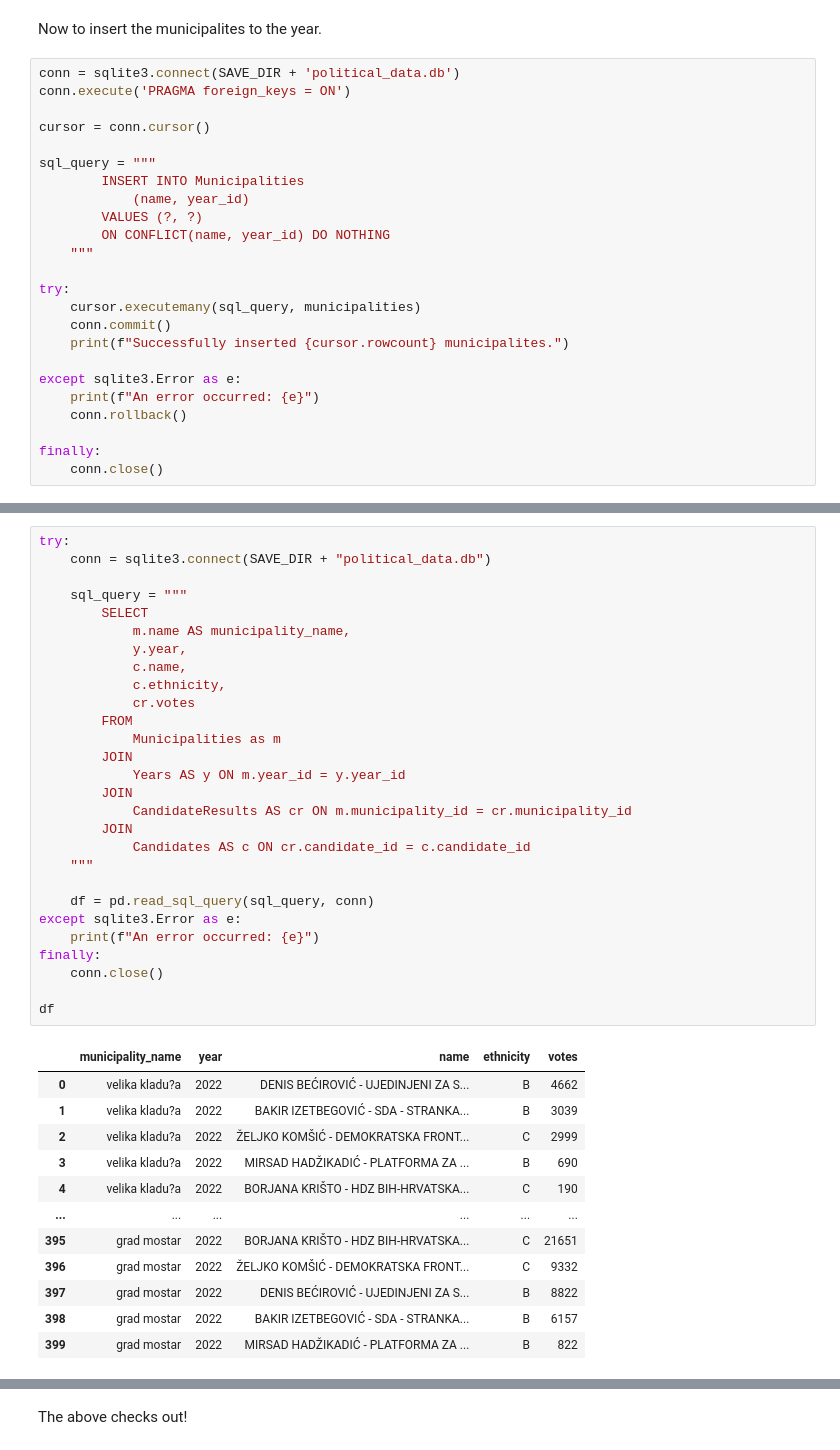
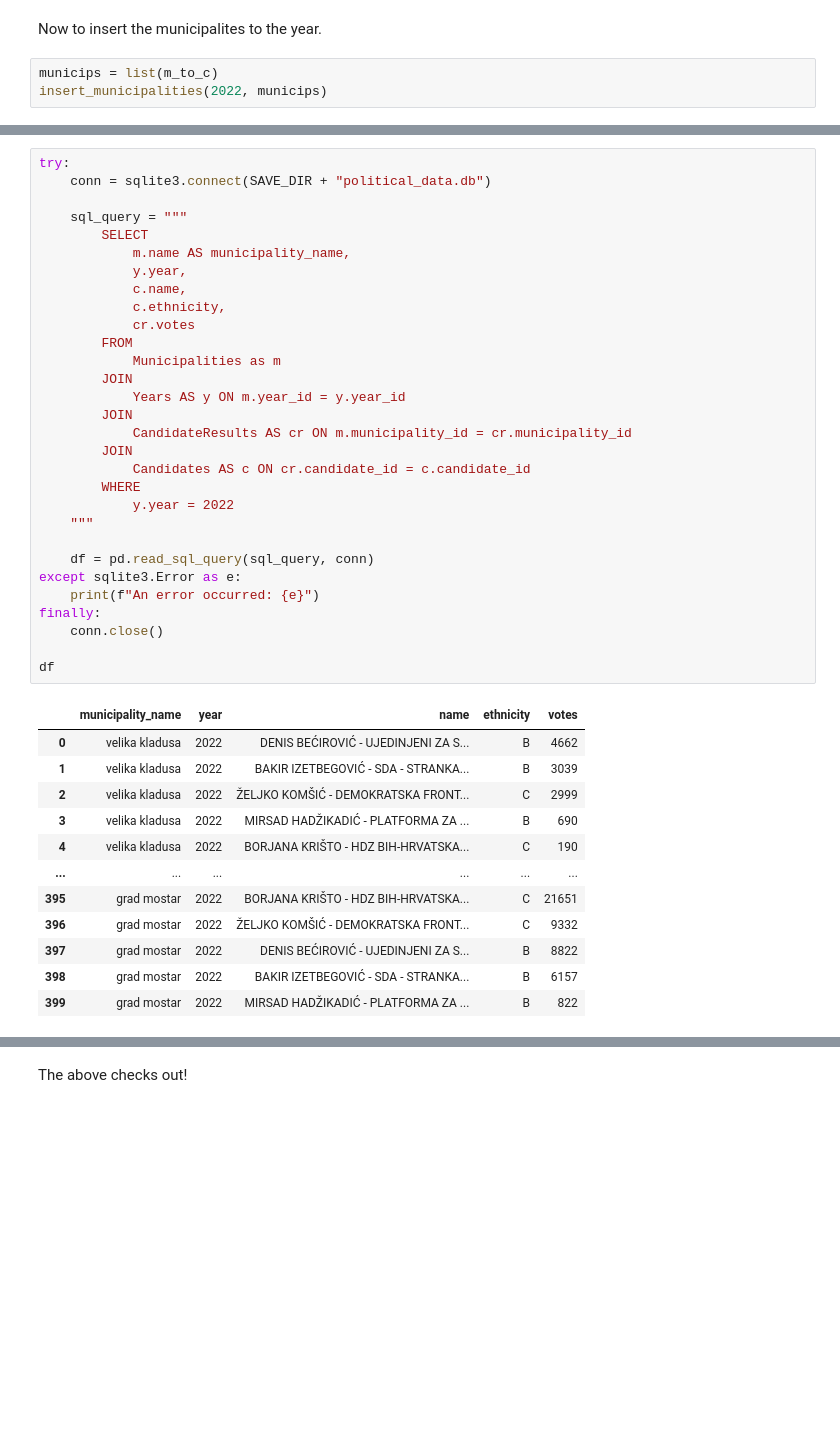
Before and after one commit to bakirgrbic/bih-entity-analysis, a Jupyter notebook: notebooks/BiH Political Data Collection.ipynb, the cells around one changed output, grey strips where cells are left out. Saved outputs shown, nothing was run; the diff lists cells and outputs as text; blank space fills up the shorter version.

```diff
--- a/notebooks/BiH Political Data Collection.ipynb
+++ b/notebooks/BiH Political Data Collection.ipynb
@@ -216,27 +171,6 @@ municipalities = [(name, current_year_id) for name in municipalities]
 # %% [markdown]
 Now to insert the municipalites to the year.
 # %%
-conn = sqlite3.connect(SAVE_DIR + 'political_data.db')
-conn.execute('PRAGMA foreign_keys = ON')
-
-cursor = conn.cursor()
-
-sql_query = """
-        INSERT INTO Municipalities
-            (name, year_id)
-        VALUES (?, ?)
-        ON CONFLICT(name, year_id) DO NOTHING
-    """
-
-try:
-    cursor.executemany(sql_query, municipalities)
-    conn.commit()
-    print(f"Successfully inserted {cursor.rowcount} municipalites.")
-
-except sqlite3.Error as e:
-    print(f"An error occurred: {e}")
-    conn.rollback()
-
-finally:
-    conn.close()
+municips = list(m_to_c)
+insert_municipalities(2022, municips)
 # %% [output]
@@ -400,38 +218,40 @@ Successfully inserted 5 candidate results for grad mostar.
 # %%
 try:
     conn = sqlite3.connect(SAVE_DIR + "political_data.db")
 
     sql_query = """
         SELECT
             m.name AS municipality_name,
             y.year,
             c.name,
             c.ethnicity,
             cr.votes
         FROM
             Municipalities as m
         JOIN
             Years AS y ON m.year_id = y.year_id
         JOIN
             CandidateResults AS cr ON m.municipality_id = cr.municipality_id
         JOIN
             Candidates AS c ON cr.candidate_id = c.candidate_id
+        WHERE
+            y.year = 2022
     """
 
     df = pd.read_sql_query(sql_query, conn)
 except sqlite3.Error as e:
     print(f"An error occurred: {e}")
 finally:
     conn.close()
 
 df
 # %% [output]
 |  | municipality_name | year | name | ethnicity | votes |
-| 0 | velika kladu?a | 2022 | DENIS BEĆIROVIĆ - UJEDINJENI ZA S... | B | 4662 |
-| 1 | velika kladu?a | 2022 | BAKIR IZETBEGOVIĆ - SDA - STRANKA... | B | 3039 |
-| 2 | velika kladu?a | 2022 | ŽELJKO KOMŠIĆ - DEMOKRATSKA FRONT... | C | 2999 |
-| 3 | velika kladu?a | 2022 | MIRSAD HADŽIKADIĆ - PLATFORMA ZA ... | B | 690 |
-| 4 | velika kladu?a | 2022 | BORJANA KRIŠTO - HDZ BIH-HRVATSKA... | C | 190 |
+| 0 | velika kladusa | 2022 | DENIS BEĆIROVIĆ - UJEDINJENI ZA S... | B | 4662 |
+| 1 | velika kladusa | 2022 | BAKIR IZETBEGOVIĆ - SDA - STRANKA... | B | 3039 |
+| 2 | velika kladusa | 2022 | ŽELJKO KOMŠIĆ - DEMOKRATSKA FRONT... | C | 2999 |
+| 3 | velika kladusa | 2022 | MIRSAD HADŽIKADIĆ - PLATFORMA ZA ... | B | 690 |
+| 4 | velika kladusa | 2022 | BORJANA KRIŠTO - HDZ BIH-HRVATSKA... | C | 190 |
 | ... | ... | ... | ... | ... | ... |
 | 395 | grad mostar | 2022 | BORJANA KRIŠTO - HDZ BIH-HRVATSKA... | C | 21651 |
 | 396 | grad mostar | 2022 | ŽELJKO KOMŠIĆ - DEMOKRATSKA FRONT... | C | 9332 |
```
Also changed, not shown: parts of 79 cells of this notebook, 3 other files.
